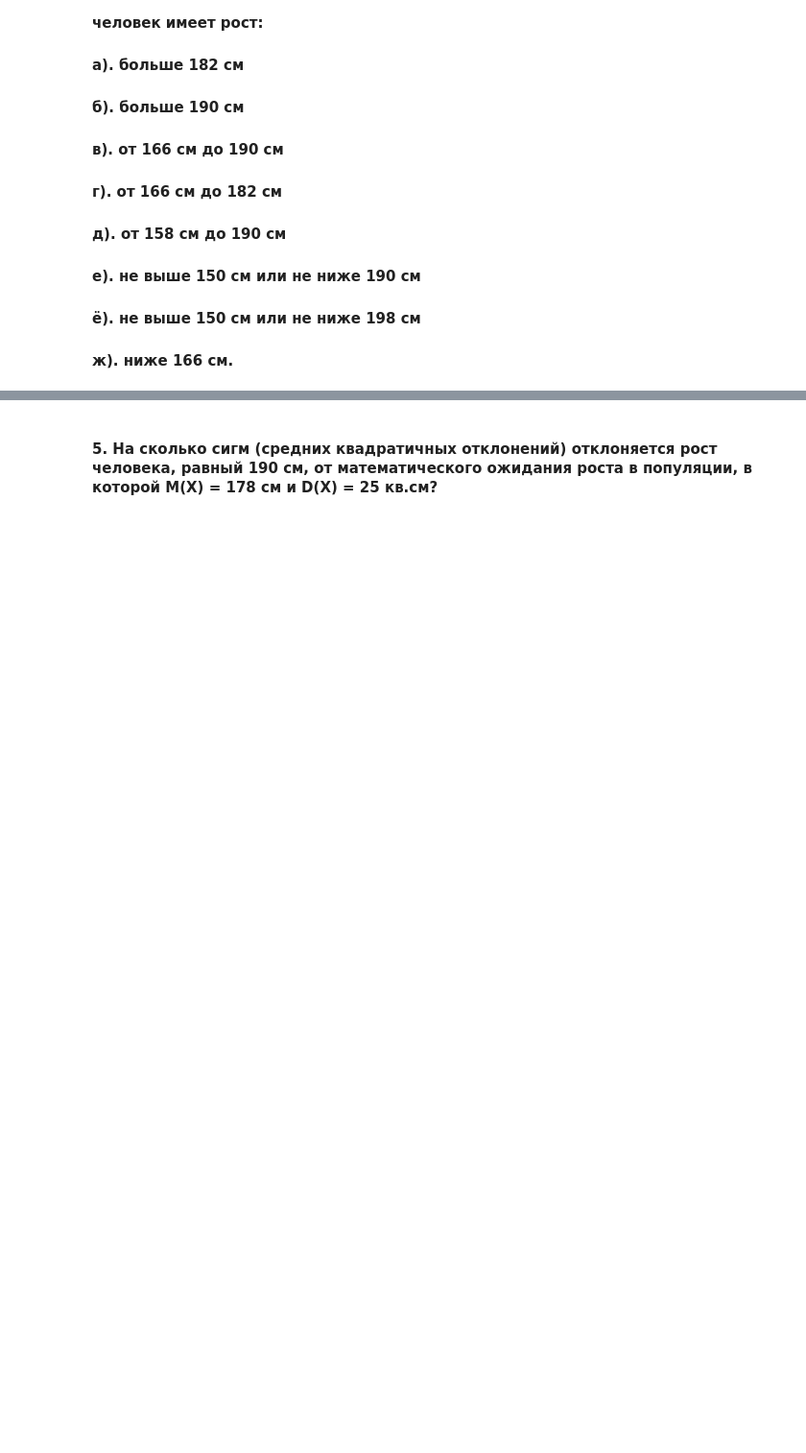
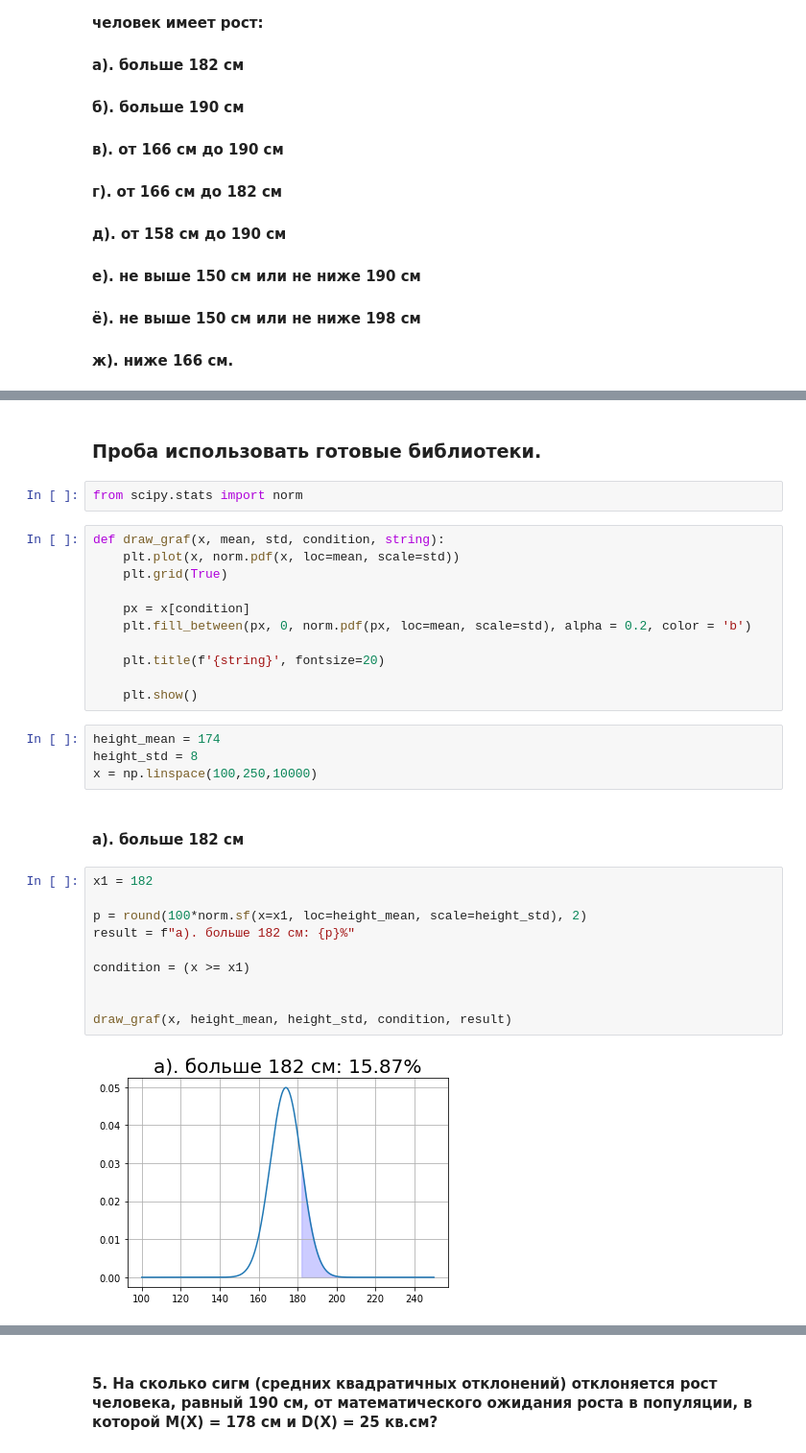
Before and after one commit to GoninM/GB_probability_theory, a Jupyter notebook: homework_4.ipynb, the cells around one changed output, grey strips where cells are left out. Shown at 96% size. Saved outputs shown, nothing was run; the diff lists cells and outputs as text; blank space fills up the shorter version.

```diff
--- a/homework_4.ipynb
+++ b/homework_4.ipynb
@@ -19,0 +133,33 @@
+# %% [markdown]
+### Проба использовать готовые библиотеки.
+# %%
+from scipy.stats import norm
+# %%
+def draw_graf(x, mean, std, condition, string):
+    plt.plot(x, norm.pdf(x, loc=mean, scale=std))
+    plt.grid(True)
+
+    px = x[condition]
+    plt.fill_between(px, 0, norm.pdf(px, loc=mean, scale=std), alpha = 0.2, color = 'b')
+
+    plt.title(f'{string}', fontsize=20)
+
+    plt.show()
+# %%
+height_mean = 174
+height_std = 8
+x = np.linspace(100,250,10000)
+# %% [markdown]
+#### а). больше 182 см
+# %%
+x1 = 182
+
+p = round(100*norm.sf(x=x1, loc=height_mean, scale=height_std), 2)
+result = f"а). больше 182 см: {p}%"
+
+condition = (x >= x1)
+
+
+draw_graf(x, height_mean, height_std, condition, result)
+# %% [output]
+[figure, added]
```
Also changed, not shown: parts of 29 cells of this notebook.
